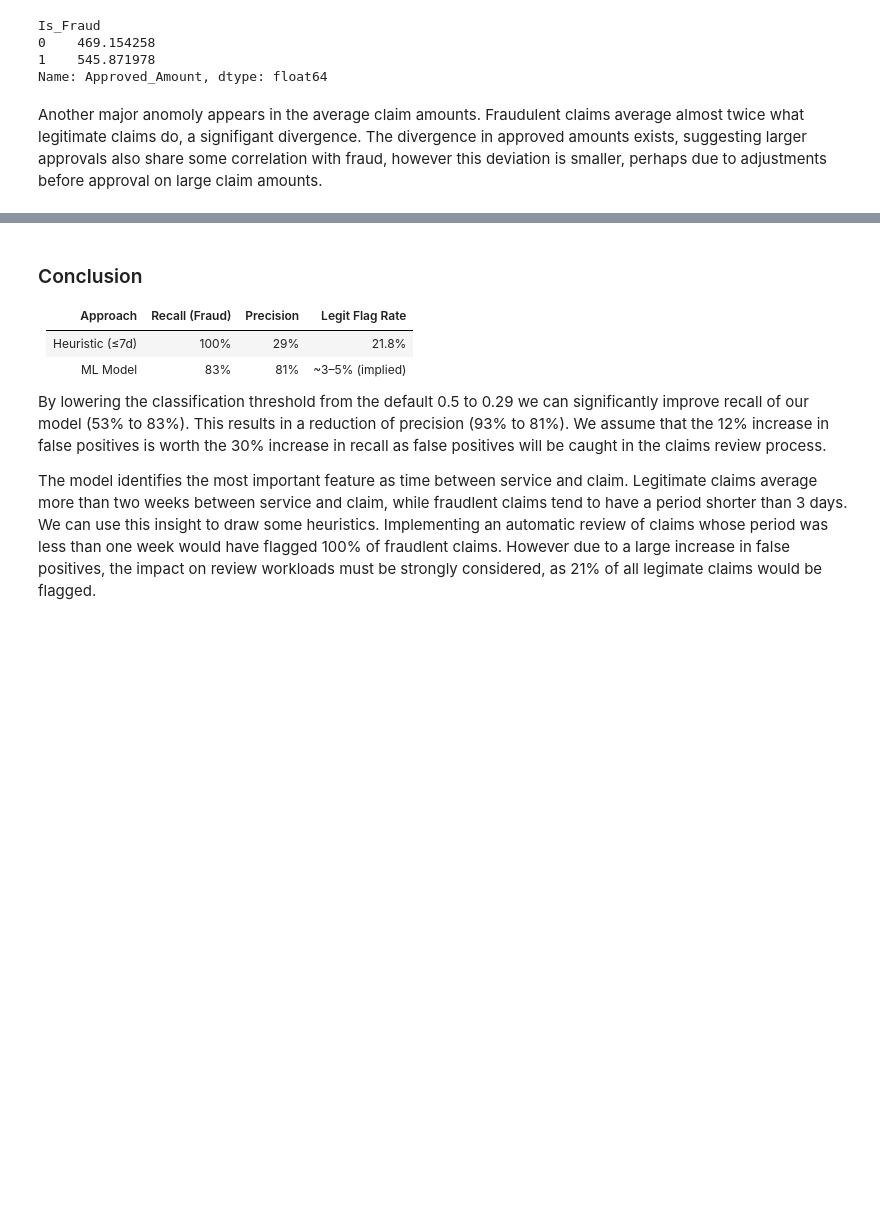
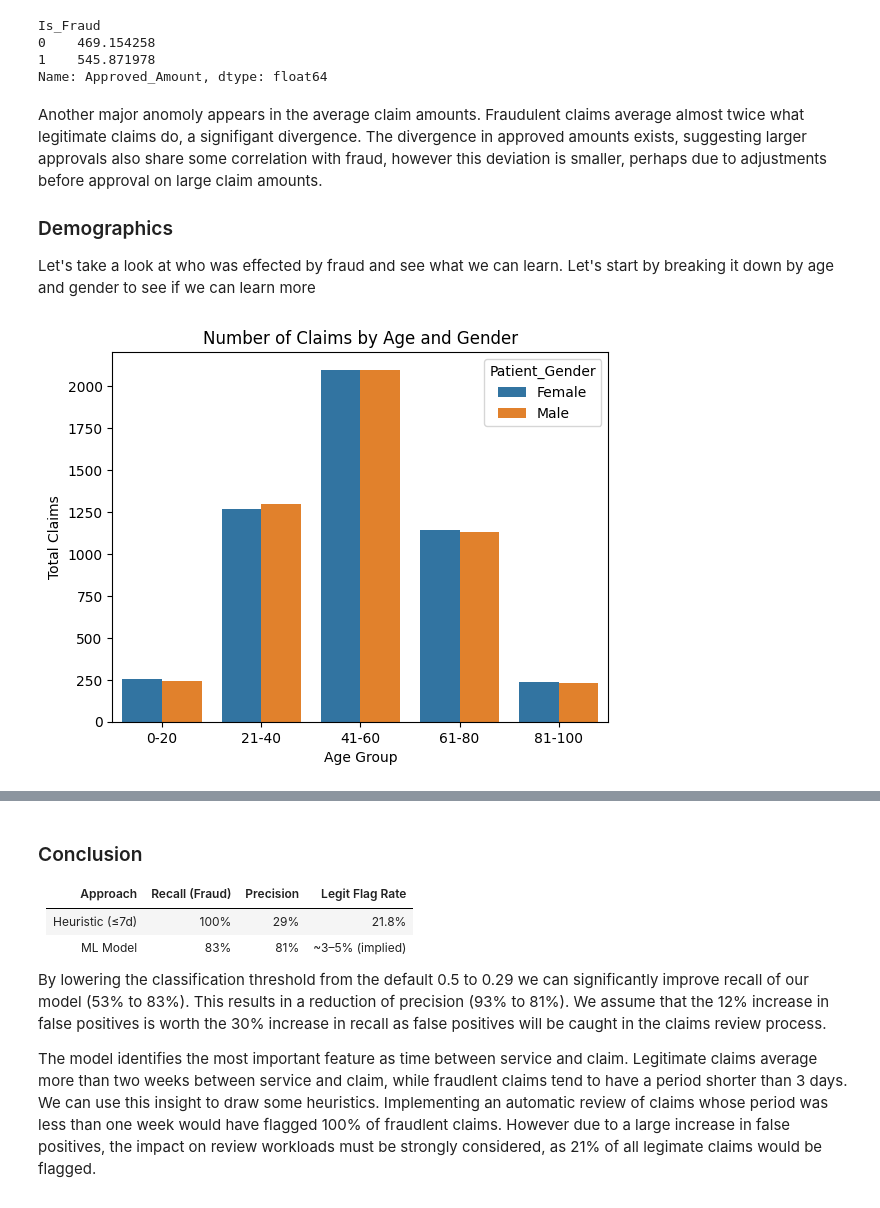
Before and after one commit to mirror-shades/Healthcare-Fraud-Detection, a Jupyter notebook: healthcare_fraud_detection.ipynb, the cells around one changed output, grey strips where cells are left out. Drawn from its saved outputs; the diff is of its cells as text; code cells hidden in the pictures; blank space fills up the shorter version.

```diff
--- a/healthcare_fraud_detection.ipynb
+++ b/healthcare_fraud_detection.ipynb
@@ -260,3 +259,27 @@ Is_Fraud
 Name: Approved_Amount, dtype: float64
 # %% [markdown]
 Another major anomoly appears in the average claim amounts. Fraudulent claims average almost twice what legitimate claims do, a signifigant divergence. The divergence in approved amounts exists, suggesting larger approvals also share some correlation with fraud, however this deviation is smaller, perhaps due to adjustments before approval on large claim amounts.
+
+### Demographics
+
+Let's take a look at who was effected by fraud and see what we can learn. Let's start by breaking it down by age and gender to see if we can learn more
+# %%
+counts = (
+    df.groupby(["Age_Group", "Patient_Gender"])["Is_Fraud"]
+    .count()
+    .reset_index(name="Total_Claims")
+)
+
+sns.barplot(
+    data=counts,
+    x="Age_Group",
+    y="Total_Claims",
+    hue="Patient_Gender"
+)
+
+plt.title("Number of Claims by Age and Gender")
+plt.ylabel("Total Claims")
+plt.xlabel("Age Group")
+plt.show()
+# %% [output]
+[figure, added]
```
Also changed, not shown: parts of 5 cells of this notebook.
